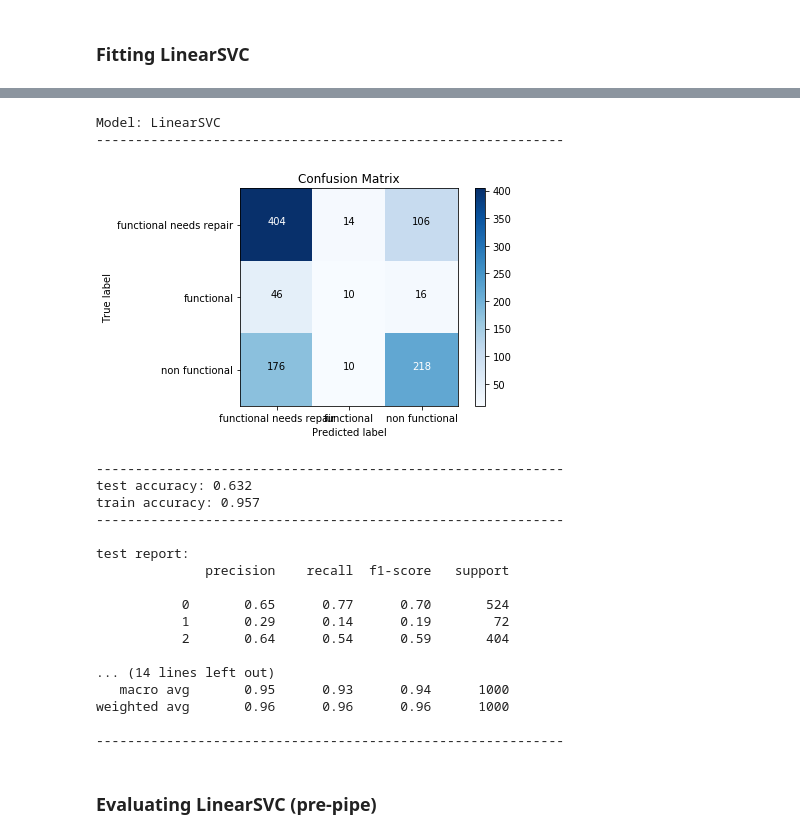
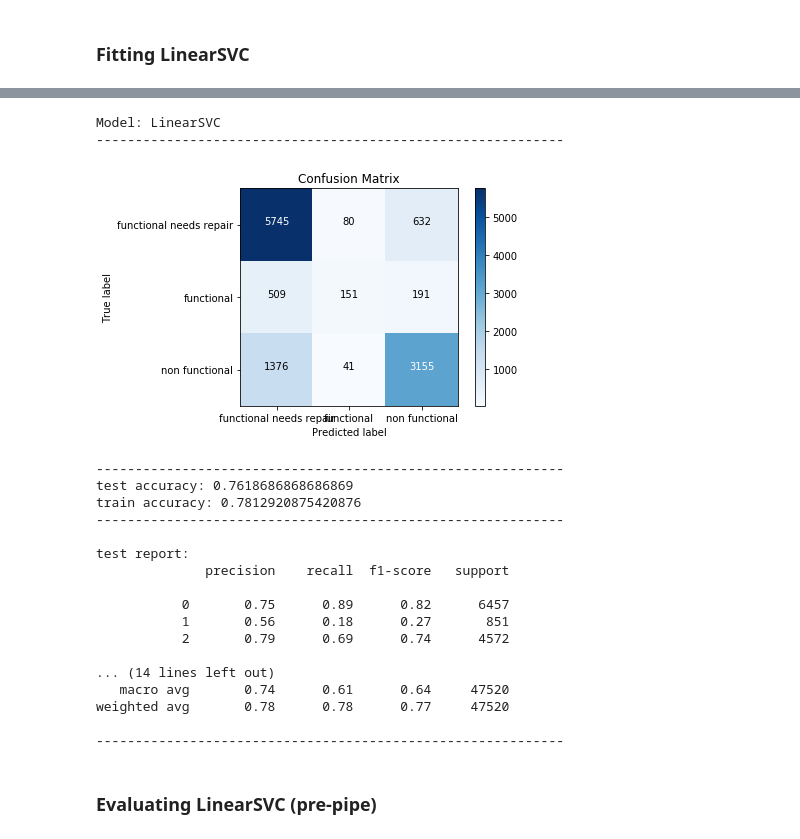
Before and after one commit to jneums/tanzania, a Jupyter notebook: notebooks/model.ipynb, the cells around one changed output, grey strips where cells are left out. Saved outputs shown, nothing was run; the diff lists cells and outputs as text; code cells hidden in the pictures.

```diff
--- a/notebooks/model.ipynb
+++ b/notebooks/model.ipynb
@@ -286,36 +222,37 @@ lsvc_pipeline.get_params()
 # %%
 preprocessor_params =  {
-    'preprocessor__gps_transformer__lat_long_imputer__method': ['custom', 'mean', 'median'],
-    'preprocessor__gps_transformer__gps_height_imputer__method': ['custom', 'mean', 'median'],
-    'preprocessor__gps_transformer__population_imputer__method': ['custom', 'mean', 'median'],
-    'preprocessor__construction_year__transform__method': ['custom', 'mean', 'median'],
+    'preprocessor__gps_transformer__lat_long_imputer__method': ['mean'],
+    'preprocessor__gps_transformer__gps_height_imputer__method': ['custom'],
+    'preprocessor__gps_transformer__population_imputer__method': ['custom'],
+    'preprocessor__construction_year__transform__method': ['median'],
     'preprocessor__high_card__impute__missing_values': [np.nan],
-    'preprocessor__high_card__impute__strategy': ['mean', 'most_frequent', 'constant'],
+    'preprocessor__high_card__impute__strategy': ['most_frequent'],
     'preprocessor__other_high_card__impute__missing_values': [np.nan],
-    'preprocessor__other_high_card__impute__strategy': ['mean', 'most_frequent', 'constant'],
+    'preprocessor__other_high_card__impute__strategy': ['mean'],
     'preprocessor__scheme_management__impute__missing_values': [np.nan],
-    'preprocessor__scheme_management__impute__strategy': ['mean', 'most_frequent', 'constant'],
+    'preprocessor__scheme_management__impute__strategy': ['mean'],
     'preprocessor__scheme_name__impute__missing_values': [np.nan],
-    'preprocessor__scheme_name__impute__strategy': ['mean', 'most_frequent', 'constant'],
+    'preprocessor__scheme_name__impute__strategy': ['mean'],
     'preprocessor__cat__impute__missing_values': [np.nan],
-    'preprocessor__cat__impute__strategy': ['mean', 'most_frequent', 'constant'],
+    'preprocessor__cat__impute__strategy': ['most_frequent'],
     'preprocessor__district_code__impute__missing_values': [np.nan],
-    'preprocessor__district_code__impute__strategy': ['mean', 'most_frequent', 'constant'],
+    'preprocessor__district_code__impute__strategy': ['mean'],
     'preprocessor__extraction__impute__missing_values': [np.nan],
-    'preprocessor__extraction__impute__strategy': ['mean', 'most_frequent', 'constant'],
+    'preprocessor__extraction__impute__strategy': ['most_frequent'],
 }
 # %%
 lsvc_params = {
-    'model__C': [.1, 1, 10],
-    'model__tol': [1,0.1,0.01, 0.001],
-    'model__max_iter': [10000, 20000],
+    'model__C': [1],
+    'model__tol': [1],
+    'model__max_iter': [10000],
     'model__dual': [False],
-    'model__penalty': ['l1', 'l2'],
-    'model__multi_class': ['ovr', 'crammer_singer']
+    'model__penalty': ['l1'],
+    'model__multi_class': ['crammer_singer']
 }
 
 lsvc_params.update(preprocessor_params)
-
+# {'model__C': 1, 'model__dual': False, 'model__max_iter': 10000, 'model__multi_class': 'crammer_singer', 'model__penalty': 'l1',
+#     'model__tol': 1, 'preprocessor__high_card__impute__missing_values': nan, 'preprocessor__high_card__impute__strategy': 'mean'}
 # Best parameter (CV score=0.630):
 # {'model__C': 0.1, 'model__max_iter': 100000, 'model__multi_class': 'crammer_singer', 'model__penalty': 'l1', 'model__tol': 0.1}
 # %%
@@ -337,7 +281,6 @@ lsvc_params
 from sklearn.svm import LinearSVC
 
 lsvc = {'model': LinearSVC(random_state=42), 'params': lsvc_params }
-sample_size = 100
 lsvc_test_preds, lsvc_train_preds, lsvc_pipeline = fit_predict(
-    lsvc, X_train[:sample_size], X_test[:sample_size], y_train[:sample_size], y_test[:sample_size])
+    lsvc, X_train, X_test, y_train, y_test)
 # %% [output]
@@ -350,24 +308,24 @@ Fitting 5 folds for each of 288 candidates, totalling 1440 fits
 # %%
-metrics('LinearSVC', y_train[:sample_size], y_test[:sample_size], lsvc_train_preds, lsvc_test_preds)
+metrics('LinearSVC', y_train, y_test, lsvc_train_preds, lsvc_test_preds)
 # %% [output]
 Model: LinearSVC
 ------------------------------------------------------------
-[figure, old version]
+[figure, new version]
 ------------------------------------------------------------
-test accuracy: 0.632
-train accuracy: 0.957
+test accuracy: 0.7618686868686869
+train accuracy: 0.7812920875420876
 ------------------------------------------------------------
 
 test report:
               precision    recall  f1-score   support
 
-           0       0.65      0.77      0.70       524
-           1       0.29      0.14      0.19        72
-           2       0.64      0.54      0.59       404
+           0       0.75      0.89      0.82      6457
+           1       0.56      0.18      0.27       851
+           2       0.79      0.69      0.74      4572
 
 ... (14 lines left out)
-   macro avg       0.95      0.93      0.94      1000
-weighted avg       0.96      0.96      0.96      1000
+   macro avg       0.74      0.61      0.64     47520
+weighted avg       0.78      0.78      0.77     47520
 
 ------------------------------------------------------------
 # %% [markdown]
```
Also changed, not shown: parts of 38 cells of this notebook, 6 other files.
